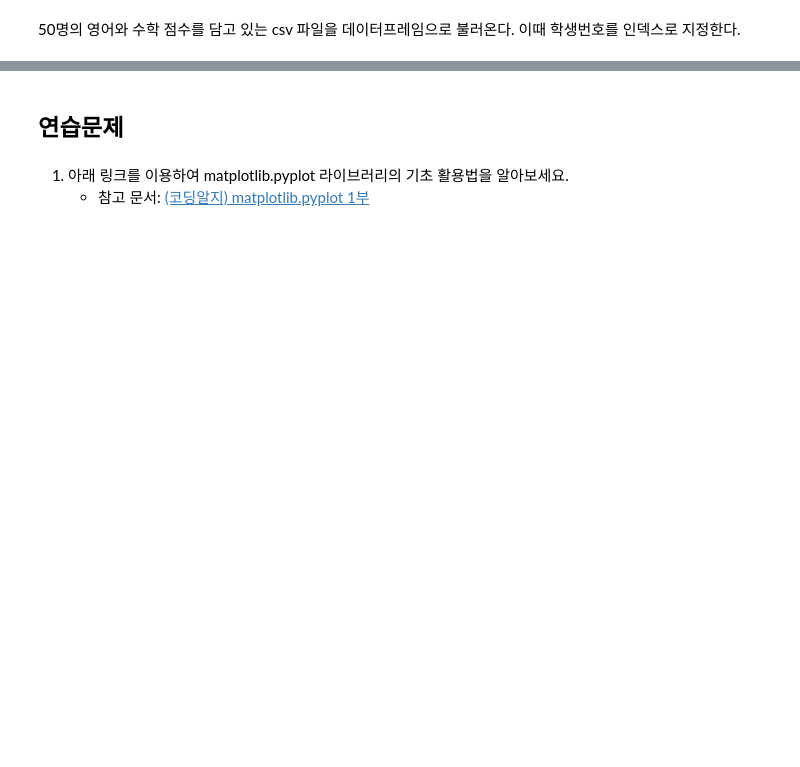
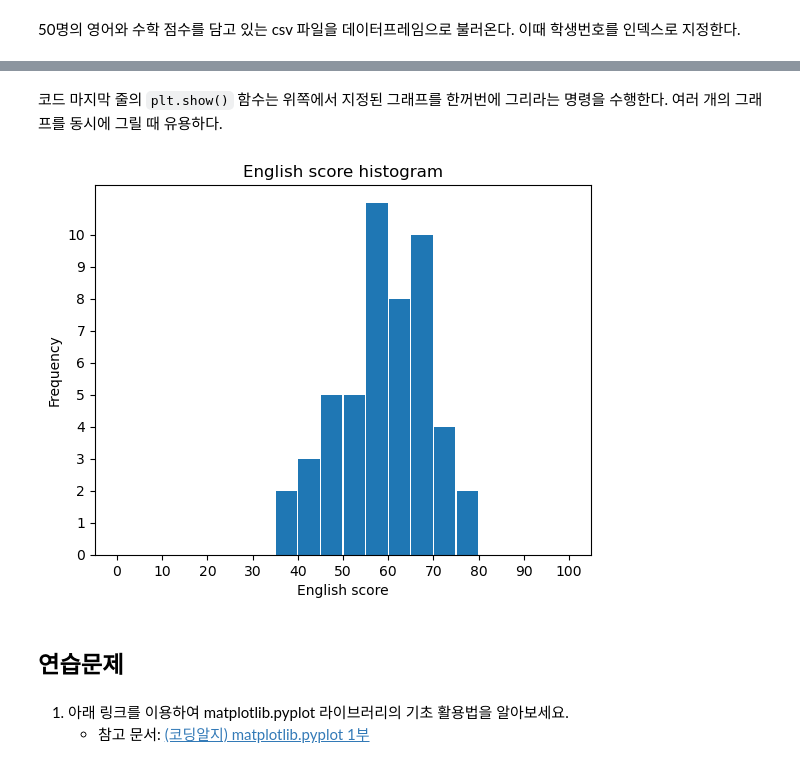
Before and after one commit to codingalzi/DataSci, a Jupyter notebook: _sources/oneD_visualization.ipynb, the cells around one changed output, grey strips where cells are left out. Saved outputs shown, nothing was run; the diff lists cells and outputs as text; code cells hidden in the pictures; blank space fills up the shorter version.

```diff
--- a/_sources/oneD_visualization.ipynb
+++ b/_sources/oneD_visualization.ipynb
@@ -212,3 +153,18 @@ plt.show()
+# %% [markdown]
+코드 마지막 줄의 `plt.show()` 함수는 위쪽에서 지정된 그래프를 한꺼번에 그리라는 명령을 수행한다.
+여러 개의 그래프를 동시에 그릴 때 유용하다.
+# %%
+freq, bin_edges, _ = plt.hist(english_scores, bins=20, range=(0, 100), rwidth=0.95)
+
+plt.xticks(range(0, 101, 10))
+plt.yticks(range(0, 11))
+plt.xlabel("English score")
+plt.ylabel("Frequency")
+plt.title("English score histogram")
+
+plt.show()
+# %% [output]
+[figure, added]
 # %% [markdown]
 ## 연습문제
 # %% [markdown]
```
Also changed, not shown: parts of 51 cells of this notebook, 19 other files.
